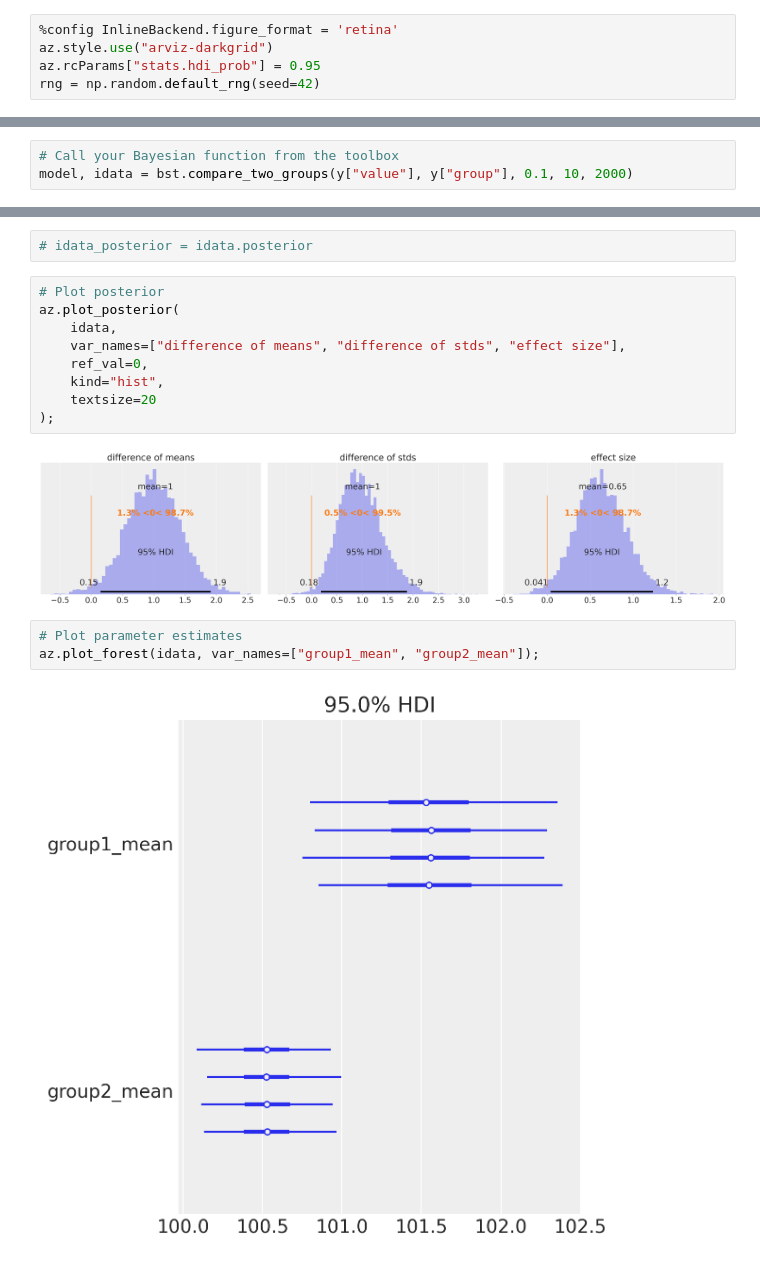
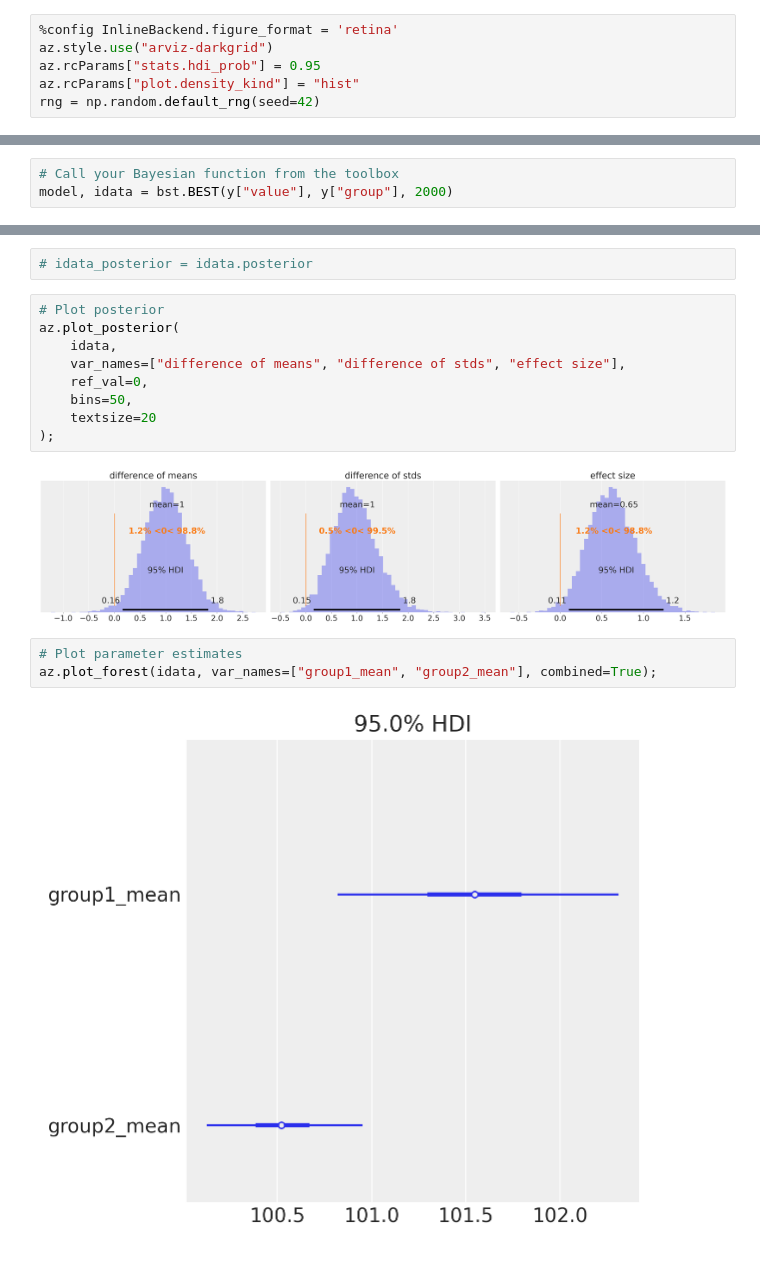
Before and after one commit to hyosubkim/bayes-toolbox, a Jupyter notebook: example.ipynb, the cells around one changed output, grey strips where cells are left out. Saved outputs shown, nothing was run; the diff lists cells and outputs as text.

```diff
--- a/example.ipynb
+++ b/example.ipynb
@@ -14,6 +14,7 @@ Running on PyMC3 v3.11.2
 %config InlineBackend.figure_format = 'retina'
 az.style.use("arviz-darkgrid")
 az.rcParams["stats.hdi_prob"] = 0.95
+az.rcParams["plot.density_kind"] = "hist"
 rng = np.random.default_rng(seed=42)
 # %%
 # Using data from pymc3 port of Kruschke's BEST model (see:
@@ -37,6 +38,6 @@ y.hist("value", by="group", figsize=(12, 4));
 # %%
 # Call your Bayesian function from the toolbox
-model, idata = bst.compare_two_groups(y["value"], y["group"], 0.1, 10, 2000)
+model, idata = bst.BEST(y["value"], y["group"], 2000)
 # %% [output]
 Auto-assigning NUTS sampler...
 Initializing NUTS using jitter+adapt_diag...
@@ -80,16 +83,16 @@ az.plot_posterior(
     idata,
     var_names=["difference of means", "difference of stds", "effect size"],
     ref_val=0,
-    kind="hist",
+    bins=50,
     textsize=20
 );
 # %% [output]
-[figure, old version]
+[figure, new version]
 # %%
 # Plot parameter estimates
-az.plot_forest(idata, var_names=["group1_mean", "group2_mean"]);
+az.plot_forest(idata, var_names=["group1_mean", "group2_mean"], combined=True);
 # %% [output]
-[figure, old version]
+[figure, new version]
 # %%
 # Plot parameter estimates
 az.plot_forest(idata, var_names=["group1_std", "group2_std", "nu"]);
```
Also changed, not shown: parts of 12 cells of this notebook.
